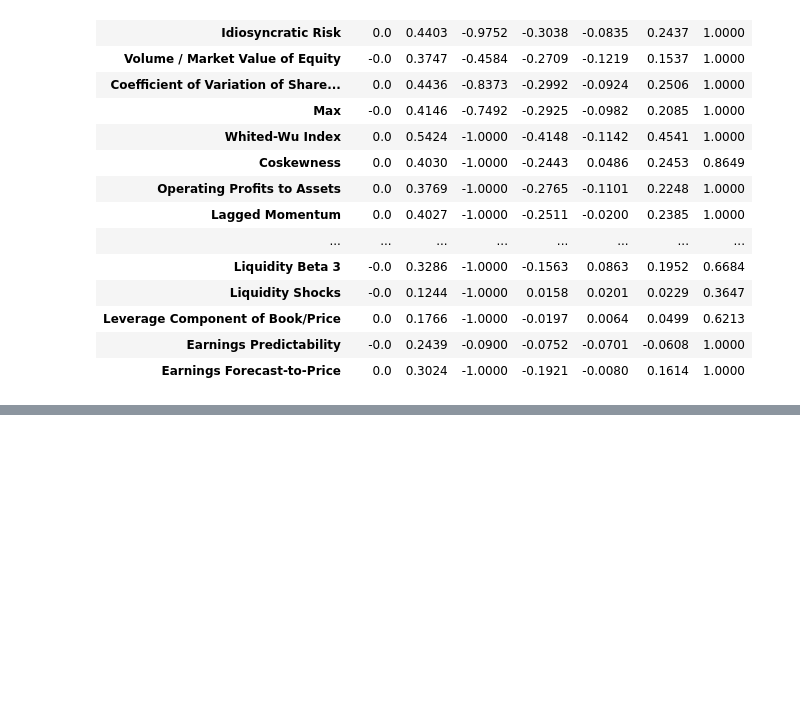
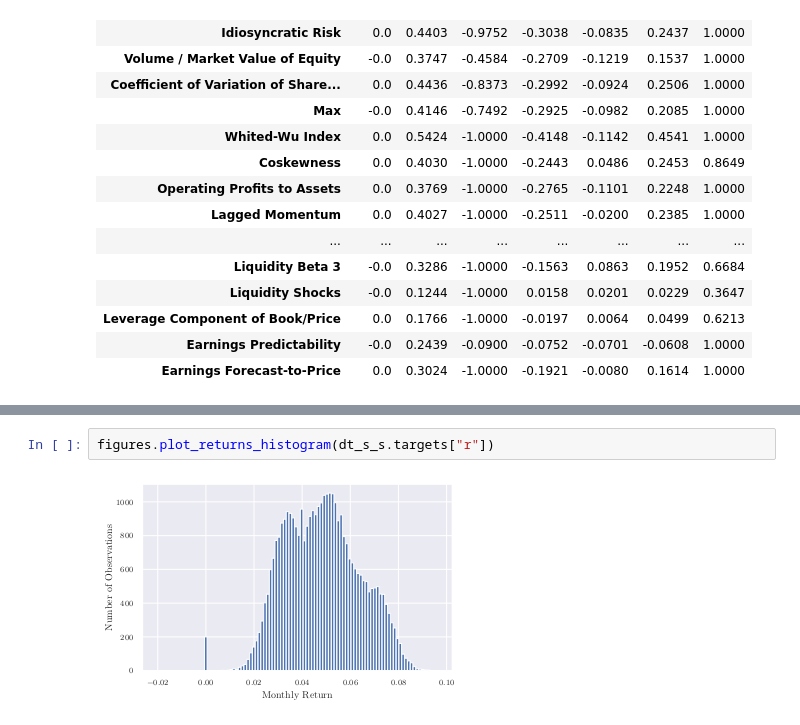
Before and after one commit to karolinachalupova/DiplomaThesis, a Jupyter notebook: figures_data.ipynb, the cells around one changed output, grey strips where cells are left out. Saved outputs shown, nothing was run; the diff lists cells and outputs as text; blank space fills up the shorter version.

```diff
--- a/figures_data.ipynb
+++ b/figures_data.ipynb
@@ -137,0 +180,4 @@ figures.tabulate_meta()
+# %%
+figures.plot_returns_histogram(dt_s_s.targets["r"])
+# %% [output]
+[figure, added]
```
Also changed, not shown: parts of 14 cells of this notebook, 1 other file.
